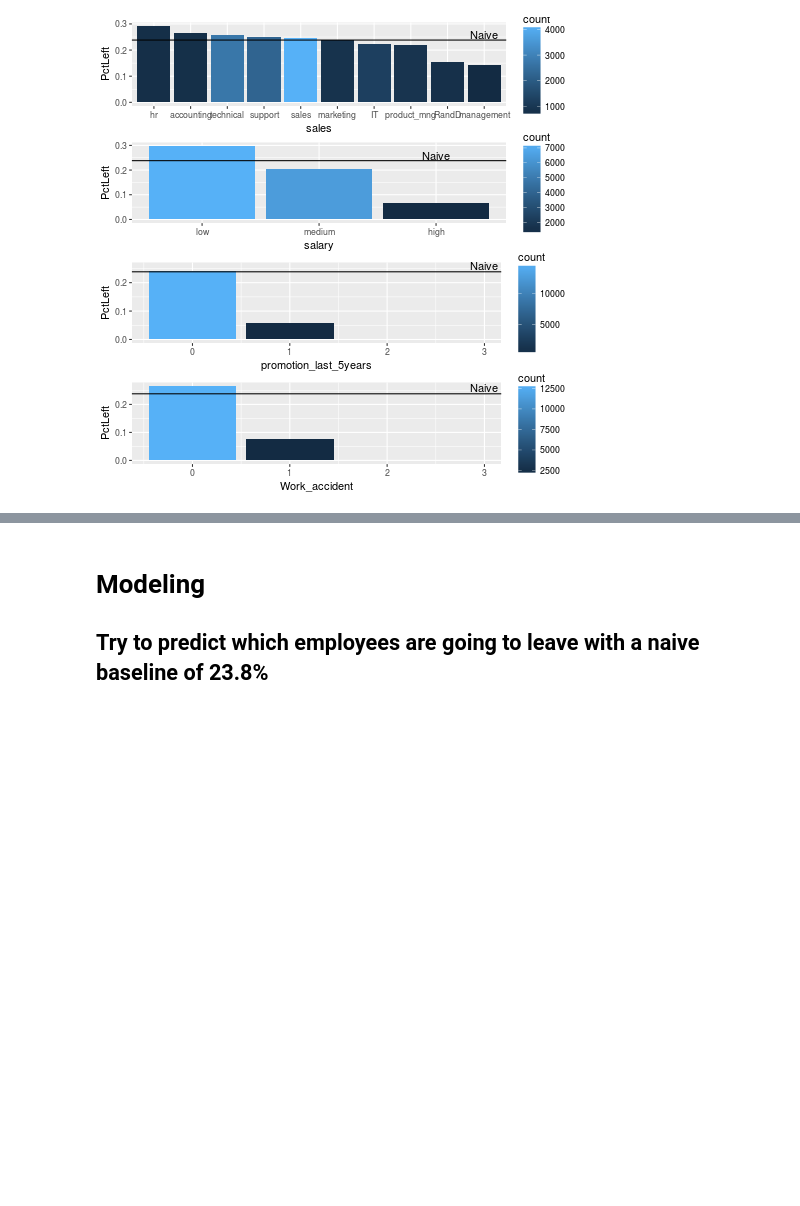
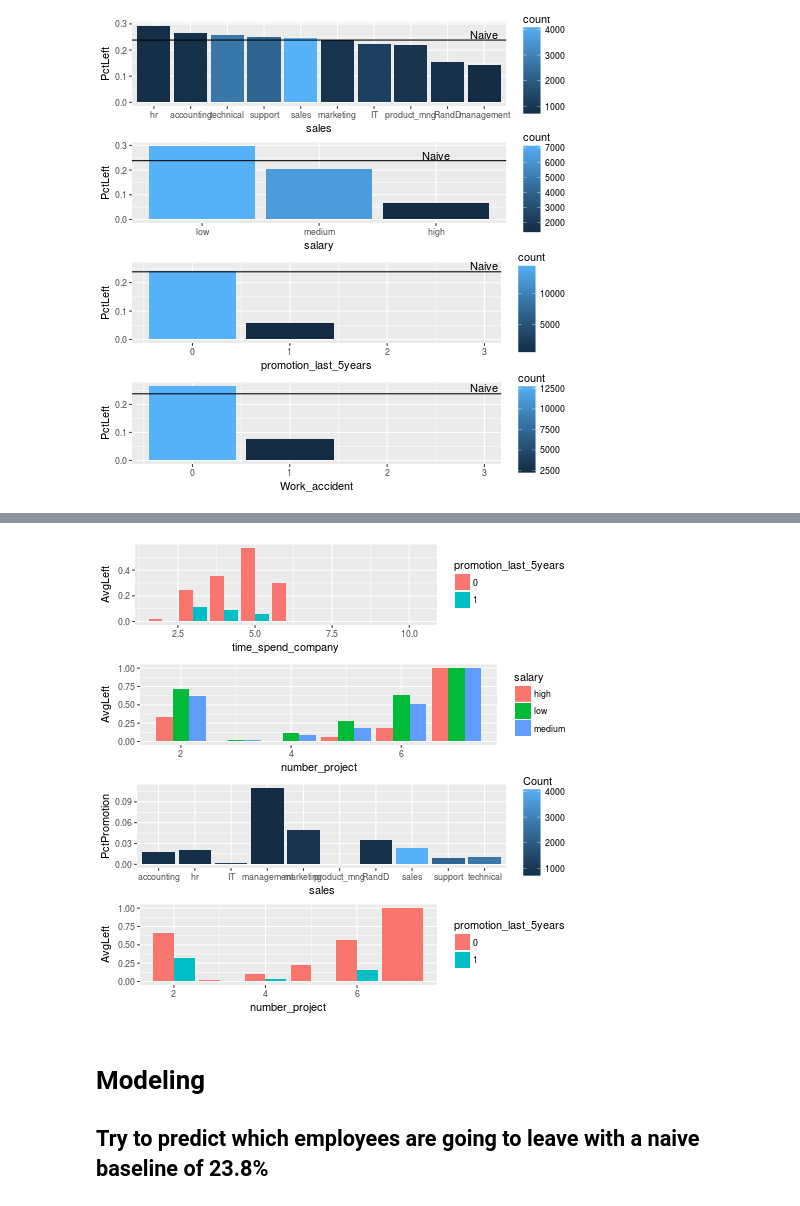
Before and after one commit to acorso522/kaggle_hr_analytics, a Jupyter notebook: hr_analytics.ipynb, the cells around one changed output, grey strips where cells are left out. Cells and saved outputs as stored; diff of their text form; code cells hidden in the pictures; blank space fills up the shorter version.

```diff
--- a/hr_analytics.ipynb
+++ b/hr_analytics.ipynb
@@ -274,3 +245,31 @@ hr_data %>%
+# %%
+%%R -i hr_data
+
+hr_data$promotion_last_5years = as.factor(hr_data$promotion_last_5years)
+a = hr_data %>%
+  group_by(time_spend_company, promotion_last_5years) %>%
+  summarize(AvgLeft = mean(left), count = n()) %>%
+  ggplot(aes(x = time_spend_company, y = AvgLeft, group = promotion_last_5years, fill  = promotion_last_5years)) + geom_bar(stat = 'identity', position = 'dodge')
+
+b = hr_data %>%
+    group_by(number_project, salary) %>%
+    summarize(AvgLeft = mean(left), count = n()) %>%
+    ggplot(aes(x = number_project, y = AvgLeft, group = salary, fill  = salary)) + geom_bar(stat = 'identity', position = 'dodge')
+
+hr_data$promotion_last_5years = as.numeric(as.character(hr_data$promotion_last_5years))
+c = hr_data %>%
+    group_by(sales) %>%
+    summarize(PctPromotion = mean(promotion_last_5years), Count = n()) %>%
+    ggplot(aes(x = sales, y = PctPromotion, fill = Count)) + geom_bar(stat = 'identity')
+hr_data$promotion_last_5years = as.factor(hr_data$promotion_last_5years)
+d = hr_data %>%
+    group_by(number_project, promotion_last_5years) %>%
+    summarize(AvgLeft = mean(left), count = n()) %>%
+    ggplot(aes(x = number_project, y = AvgLeft, group = promotion_last_5years, fill  = promotion_last_5years)) + geom_bar(stat = 'identity', position = 'dodge')
+
+multiplot(a,b,c,d,cols = 1)
+# %% [output]
+[figure, added]
 # %% [markdown]
 # Modeling
 ## Try to predict which employees are going to leave with a naive baseline of 23.8%
```
Also changed, not shown: parts of 24 cells of this notebook, 3 other files.
